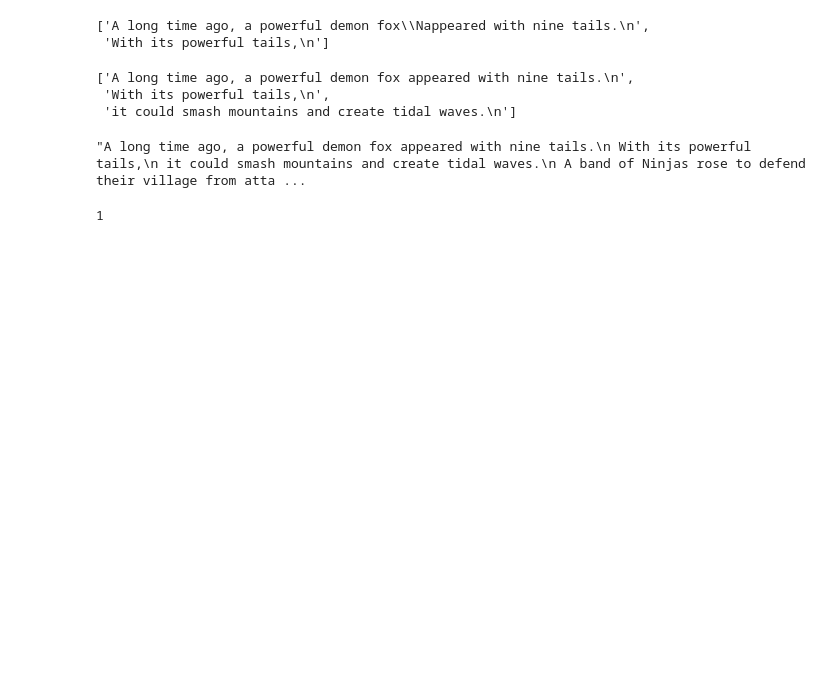
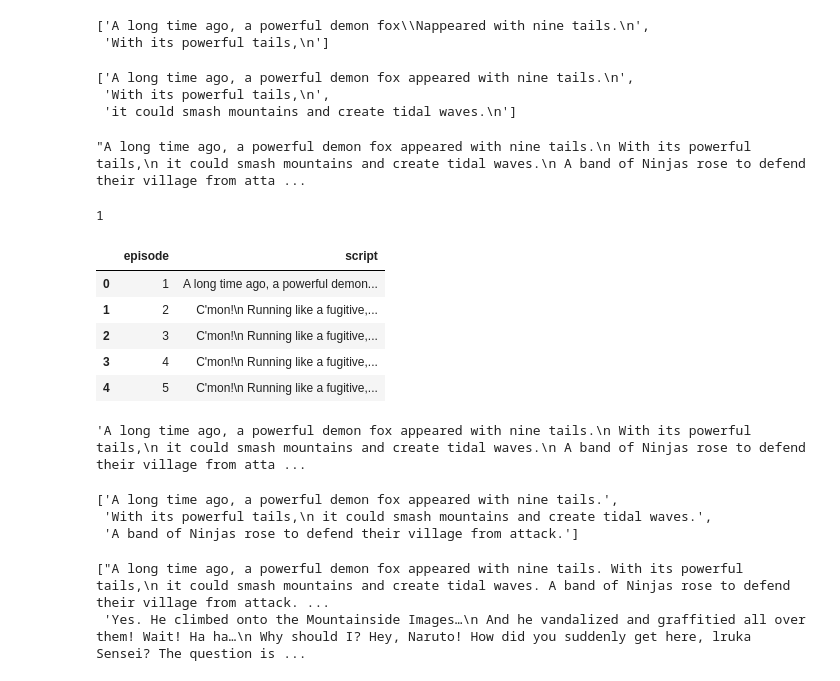
Before and after one commit to buriihenry/ninjaNLP, a Jupyter notebook: theme_classifier/theme_classification.ipynb, the cells around one changed output. Saved outputs shown, nothing was run; the diff lists cells and outputs as text; code cells hidden in the pictures; blank space fills up the shorter version.

```diff
--- a/theme_classifier/theme_classification.ipynb
+++ b/theme_classifier/theme_classification.ipynb
@@ -111,26 +122,46 @@ int(files[0].split('-')[-1].split('.')[0].strip())
 1
 # %%
 def load_subtitles_dataset(dataset_path):
+    # Get all files and sort them properly
     subtitles_paths = glob(dataset_path+'/*.ass')
+    subtitles_paths = sorted(subtitles_paths, key=lambda x: (
+        int(x.split('Season')[1].split('-')[0]),  # Sort by season number
+        int(x.split('-')[1].split('.')[0].strip())  # Sort by episode number
+    ))
 
-    scripts=[]
-    episode_num=[]
+    scripts = []
+    episode_num = []
 
     for path in subtitles_paths:
-
-        #Read Lines
+        # Read Lines
         with open(path,'r') as file:
             lines = file.readlines()
             lines = lines[27:]
-            lines =  [ ",".join(line.split(',')[9:])  for line in lines ]
+            lines = [ ",".join(line.split(',')[9:]) for line in lines ]
 
         lines = [ line.replace('\\N',' ') for line in lines]
         script = " ".join(lines)
 
         episode = int(path.split('-')[-1].split('.')[0].strip())
 
         scripts.append(script)
         episode_num.append(episode)
 
-    df = pd.DataFrame.from_dict({"episode":episode_num, "script":scripts })
+    df = pd.DataFrame.from_dict({"episode": episode_num, "script": scripts})
+    # Sort by episode number to ensure systematic ordering
+    df = df.sort_values('episode').reset_index(drop=True)
     return df
+
+# Load the dataset
+dataset_path = "../data/Subtitles"
+df = load_subtitles_dataset(dataset_path)
+
+# Now df.head() will show episodes in order
+df.head()
+# %% [output]
+|  | episode | script |
+| 0 | 1 | A long time ago, a powerful demon... |
+| 1 | 2 | C'mon!\n Running like a fugitive,... |
+| 2 | 3 | C'mon!\n Running like a fugitive,... |
+| 3 | 4 | C'mon!\n Running like a fugitive,... |
+| 4 | 5 | C'mon!\n Running like a fugitive,... |
@@ -136,0 +170,11 @@ def load_subtitles_dataset(dataset_path):
+# %%
+script
+# %% [output]
+'A long time ago, a powerful demon fox appeared with nine tails.\n With its powerful tails,\n it could smash mountains and create tidal waves.\n A band of Ninjas rose to defend their village from atta ...
+# %%
+script_sentences = sent_tokenize(script)
+script_sentences[:3]
+# %% [output]
+['A long time ago, a powerful demon fox appeared with nine tails.',
+ 'With its powerful tails,\n it could smash mountains and create tidal waves.',
+ 'A band of Ninjas rose to defend their village from attack.']
@@ -136,0 +188,5 @@ def load_subtitles_dataset(dataset_path):
+# %%
+script_batches[:2]
+# %% [output]
+["A long time ago, a powerful demon fox appeared with nine tails. With its powerful tails,\n it could smash mountains and create tidal waves. A band of Ninjas rose to defend their village from attack. ...
+ 'Yes. He climbed onto the Mountainside Images…\n And he vandalized and graffitied all over them! Wait! Ha ha…\n Why should I? Hey, Naruto! How did you suddenly get here, lruka Sensei? The question is ...
```
Also changed, not shown: parts of 20 cells of this notebook.
